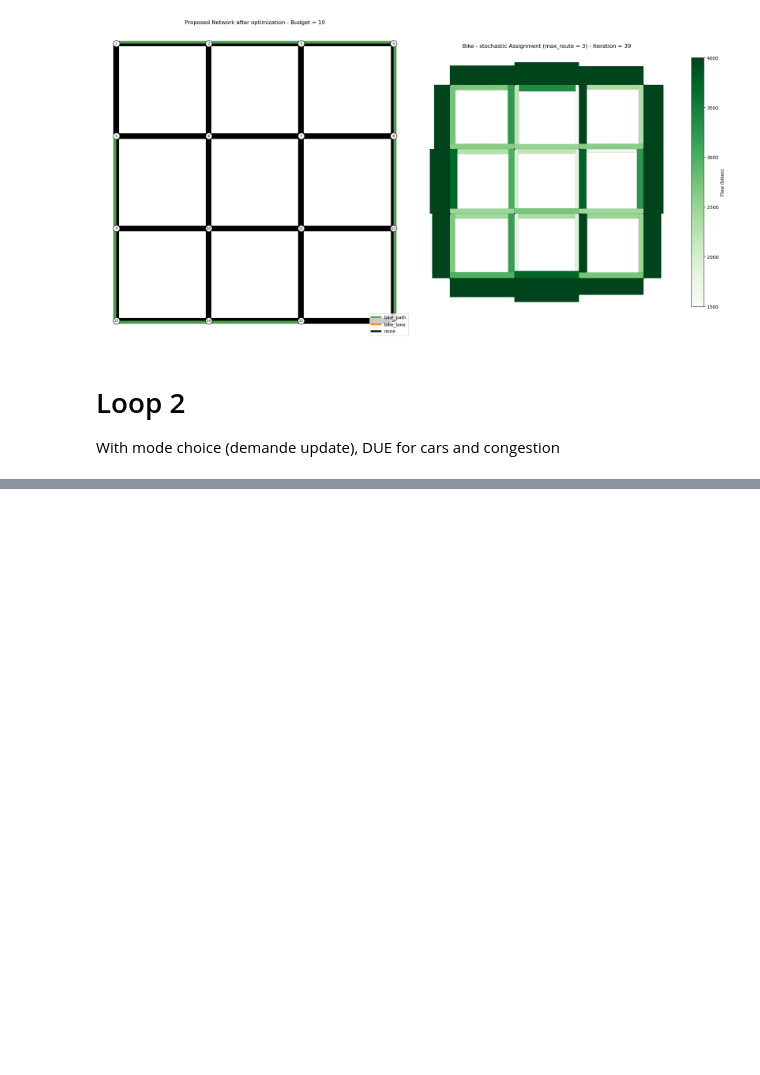
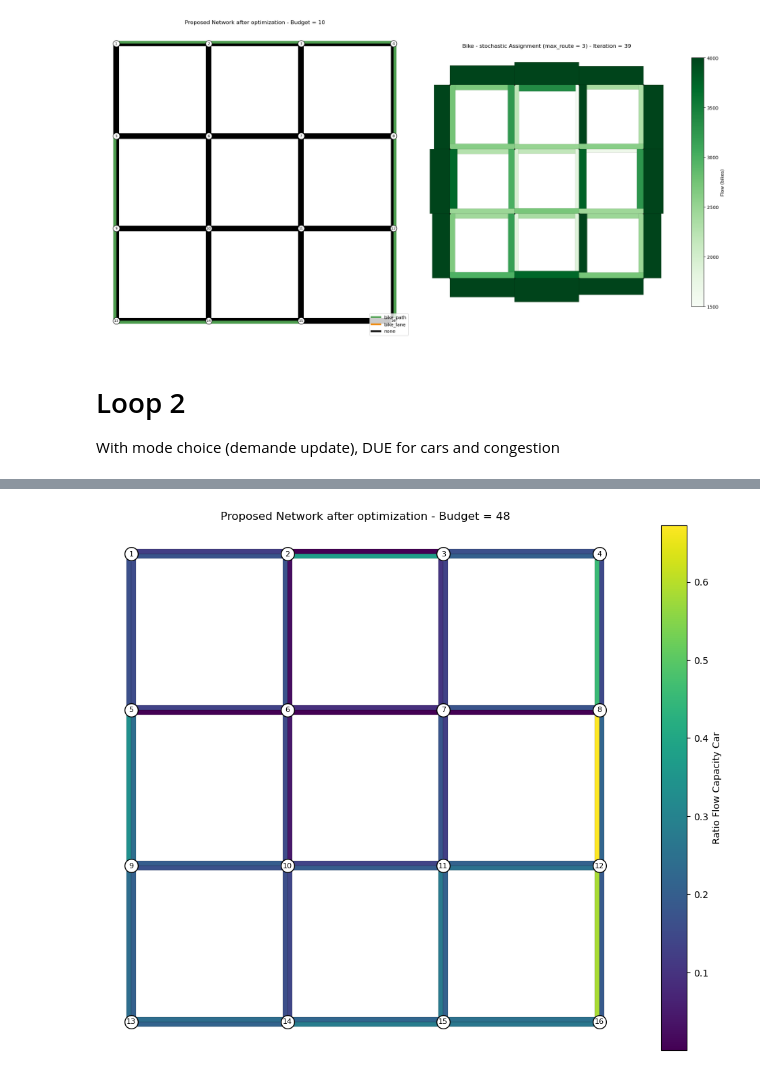
Before and after one commit to tim-lemm/code_these, a Jupyter notebook: notebooks/loop.ipynb, the cells around one changed output, grey strips where cells are left out. Cells and saved outputs as stored; diff of their text form; code cells hidden in the pictures; blank space fills up the shorter version.

```diff
--- a/notebooks/loop.ipynb
+++ b/notebooks/loop.ipynb
@@ -1524,3 +1518,7 @@ Proposed network with budget 48 has a flow coverage of 100.00%.
+# %%
+plot_network(edge_df_tri, node_df,color_col_num='ratio_flow_capacity_car', base_width=1, width_scale=5, node_size=200, legend=True,  node_label=True, title='Proposed Network after optimization - Budget = '+str(budget), figsize=(10,10), edges_label_col='index')
+# %% [output]
+[figure, added]
 # %%
 
 edge_df_proposed = edge_df_final.copy()
```
Also changed, not shown: parts of 6 cells of this notebook, 9 other files.
